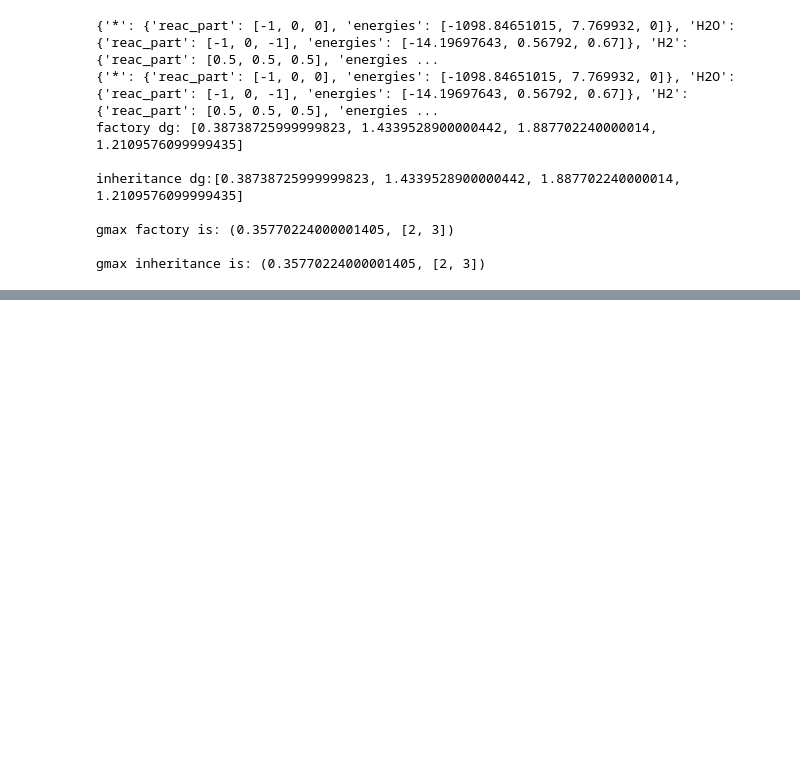
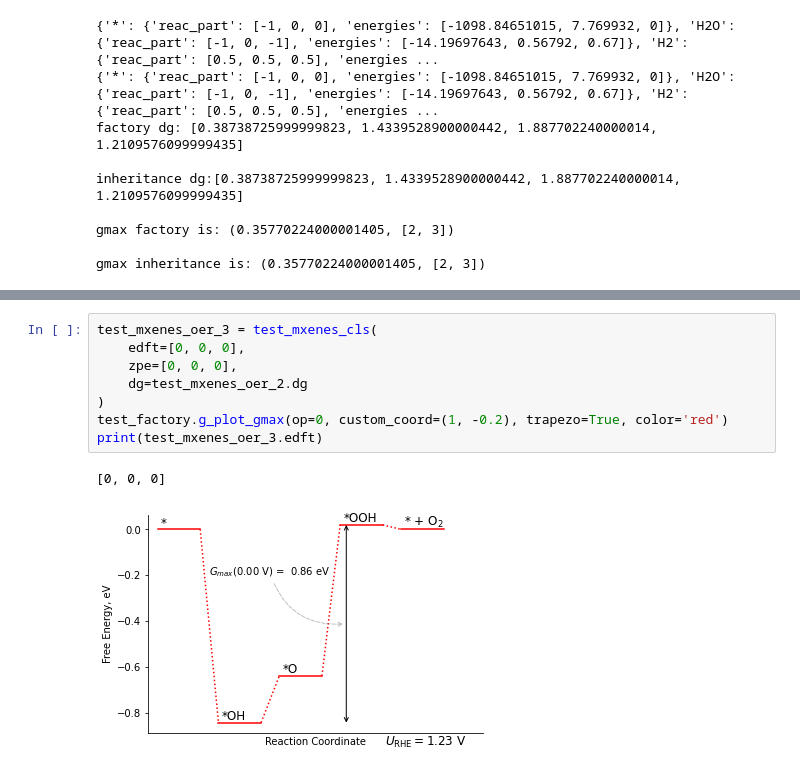
Before and after one commit to Chiekurabols/electrochemical-tools, a Jupyter notebook: jupyter_notebooks/electrochemical_tools.ipynb, the cells around one changed output, grey strips where cells are left out. Drawn from its saved outputs; the diff is of its cells as text; blank space fills up the shorter version.

```diff
--- a/jupyter_notebooks/electrochemical_tools.ipynb
+++ b/jupyter_notebooks/electrochemical_tools.ipynb
@@ -380,0 +458,11 @@ print(test_mxenes_oer.calc_gmax(op=0))
+# %%
+test_mxenes_oer_3 = test_mxenes_cls(
+    edft=[0, 0, 0],
+    zpe=[0, 0, 0],
+    dg=test_mxenes_oer_2.dg
+)
+test_factory.g_plot_gmax(op=0, custom_coord=(1, -0.2), trapezo=True, color='red')
+print(test_mxenes_oer_3.edft)
+# %% [output]
+[0, 0, 0]
+[figure, added]
```
Also changed, not shown: parts of 8 cells of this notebook.
